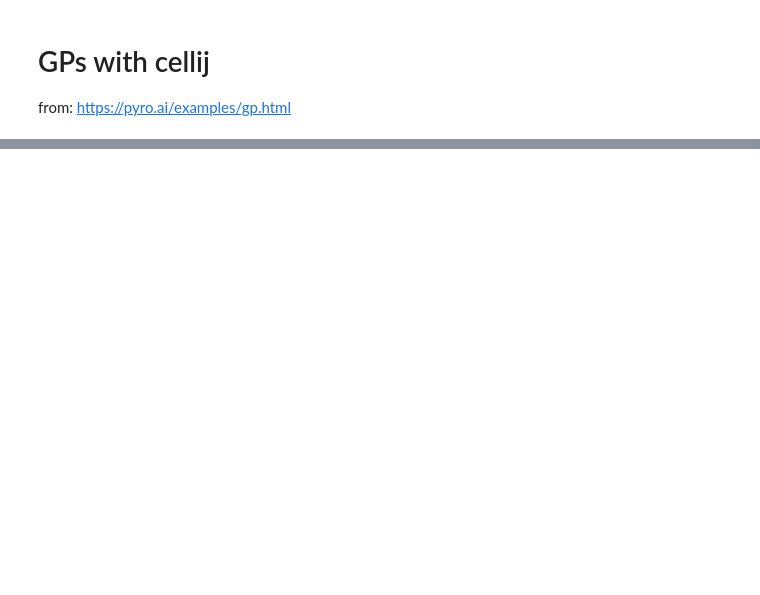
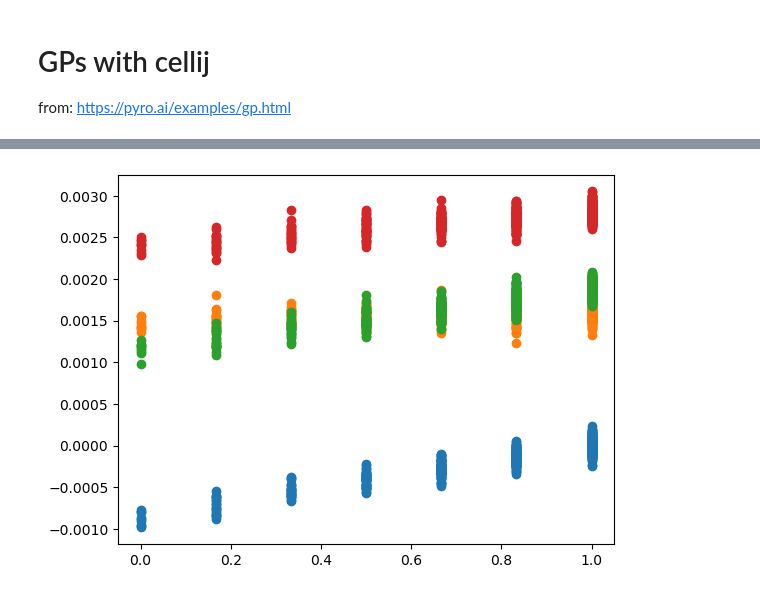
Before and after one commit to bioFAM/cellij, a Jupyter notebook: notebooks/new_gp.ipynb, the cells around one changed output, grey strips where cells are left out. Saved outputs shown, nothing was run; the diff lists cells and outputs as text; code cells hidden in the pictures; blank space fills up the shorter version.

```diff
--- a/notebooks/new_gp.ipynb
+++ b/notebooks/new_gp.ipynb
@@ -239,0 +286,11 @@ dict_keys(['w_loc', 'w_scale', 'gp$$$gp.variational_strategy._variational_distri
+# %%
+factor_means = []
+with torch.no_grad():
+    dist = model.gp(time)
+    samples = dist(torch.Size([10000])).cpu()
+    mean = samples.mean(dim=0)
+    mean = torch.transpose(mean, -1, -2)
+    factor_means.append(torch.transpose(mean, -1, -2))
+
+factor_means = torch.stack(factor_means, dim=0)
+factor_means
@@ -240 +306,6 @@ dict_keys(['w_loc', 'w_scale', 'gp$$$gp.variational_strategy._variational_distri
+# %%
+for i in range(4):
+    plt.scatter(time.cpu().detach().numpy(), factor_means.squeeze()[i], )
+# %% [output]
+[figure, added]
 # %%
```
Also changed, not shown: parts of 22 cells of this notebook.
